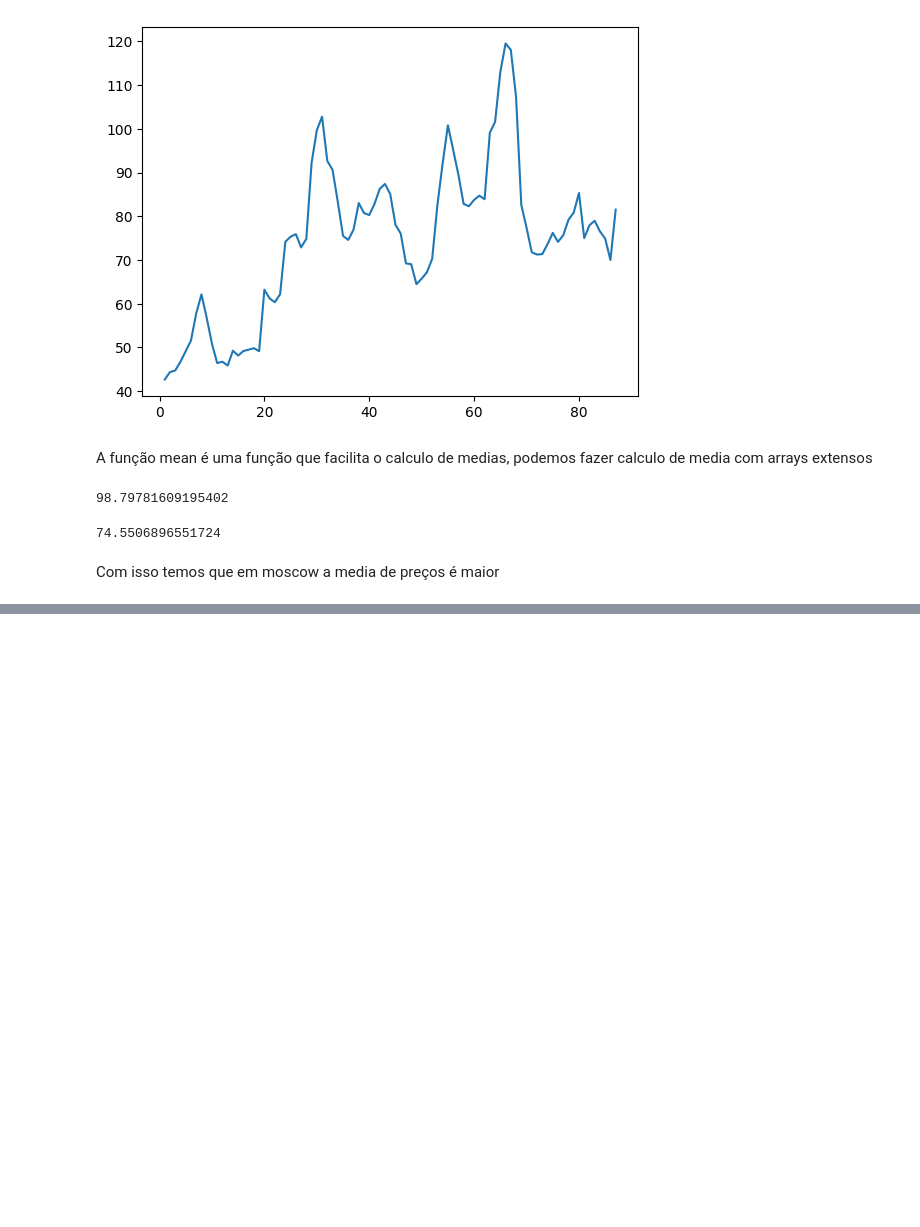
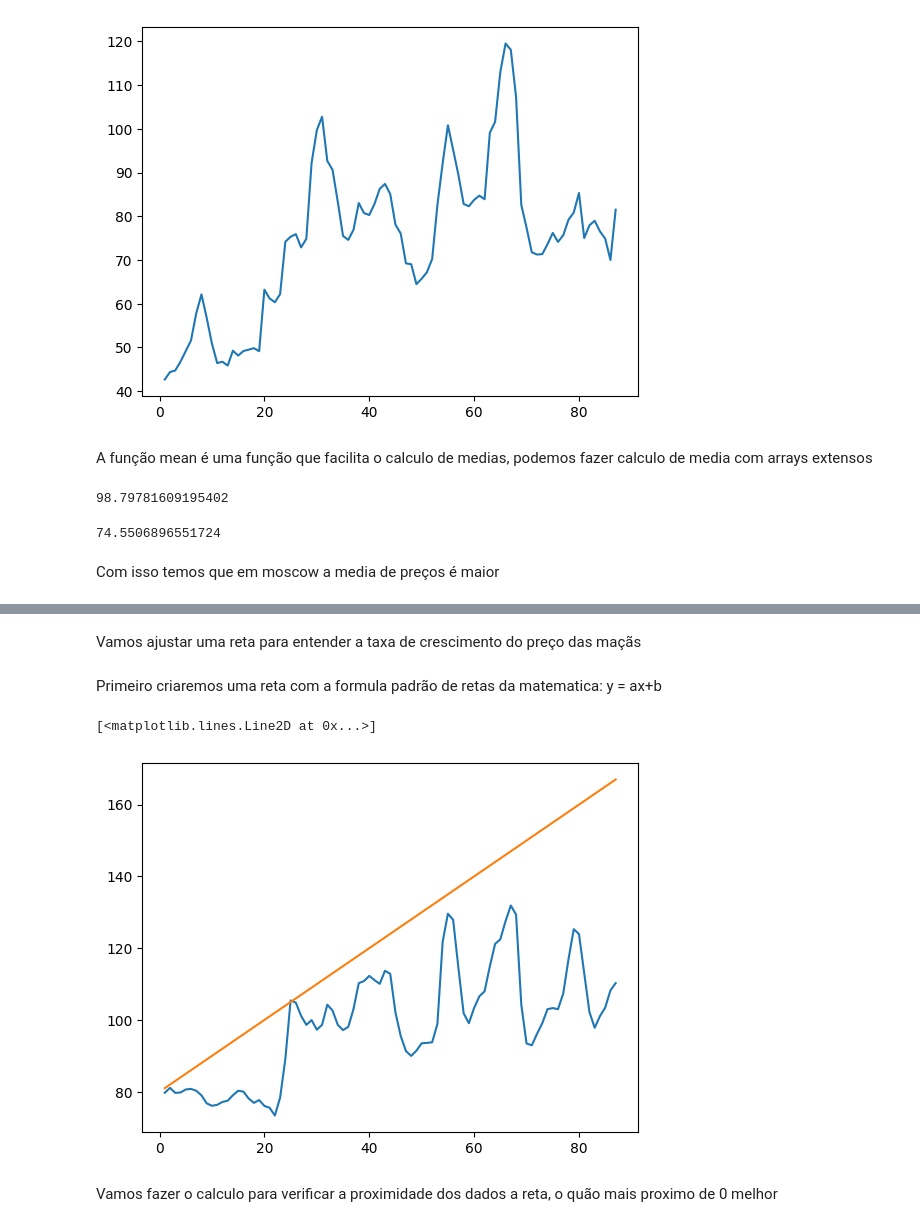
Before and after one commit to GustavoDwSantos/cursosalura, a Jupyter notebook: Python Para Data Science/NumPy_Analise_numerica.ipynb, the cells around one changed output, grey strips where cells are left out. Drawn from its saved outputs; the diff is of its cells as text; code cells hidden in the pictures; blank space fills up the shorter version.

```diff
--- a/Python Para Data Science/NumPy_Analise_numerica.ipynb
+++ b/Python Para Data Science/NumPy_Analise_numerica.ipynb
@@ -292,0 +300,16 @@ Com isso temos que em moscow a media de preços é maior
+# %% [markdown]
+Vamos ajustar uma reta para entender a taxa de crescimento do preço das maçãs
+# %% [markdown]
+Primeiro criaremos uma reta com a formula padrão de retas da matematica:
+y = ax+b
+# %%
+x = datas
+y = 1*x+80
+# %%
+plt.plot(datas,Moscow)
+plt.plot(x,y)
+# %% [output]
+[<matplotlib.lines.Line2D at 0x...>]
+[figure, added]
+# %% [markdown]
+Vamos fazer o calculo para verificar a proximidade dos dados a reta, o quão mais proximo de 0 melhor
```
Also changed, not shown: parts of 58 cells of this notebook, 1 other file.
